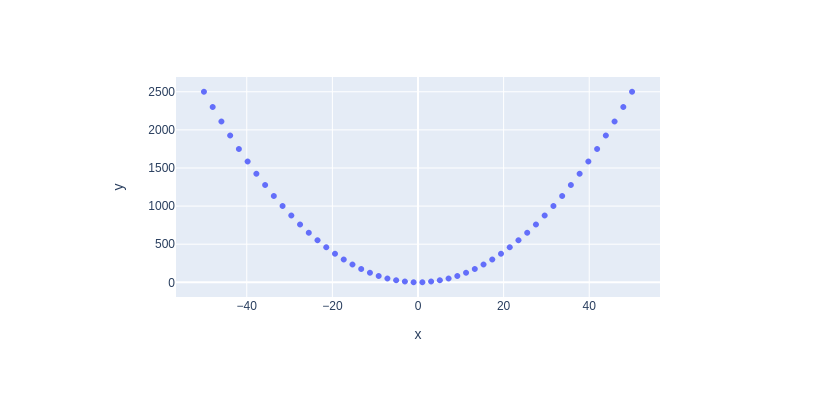
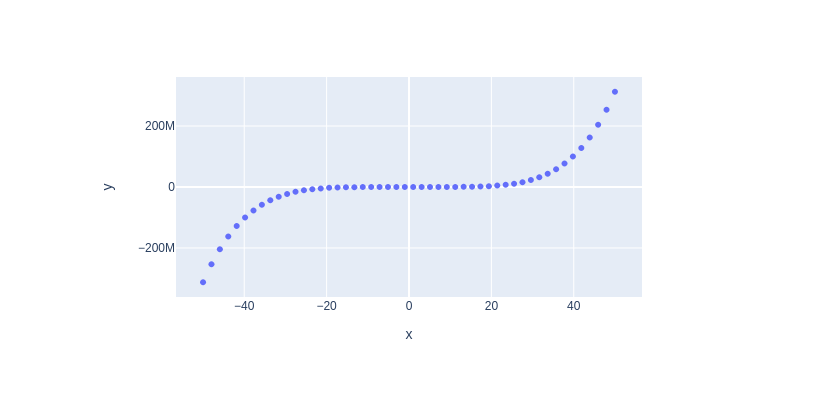
Before and after one commit to ajblum/my-notebooks-repo, a Jupyter notebook: experiment1.ipynb, the cells around one changed output. Saved outputs shown, nothing was run; the diff lists cells and outputs as text; code cells hidden in the pictures.

```diff
--- a/experiment1.ipynb
+++ b/experiment1.ipynb
@@ -4,7 +4,7 @@ import plotly.express as px
 # x-axis data points
 x = np.linspace(start=-50, stop=50)
 # y-axis data points
-y = x ** 2
+y = x ** 5
 # define the plot
 fig = px.scatter(x=x, y=y)
 fig.show()
@@ -13 +12 @@ fig.show()
-[figure, old version]
+[figure, new version]
```
Also changed, not shown: parts of 1 cell of this notebook.
